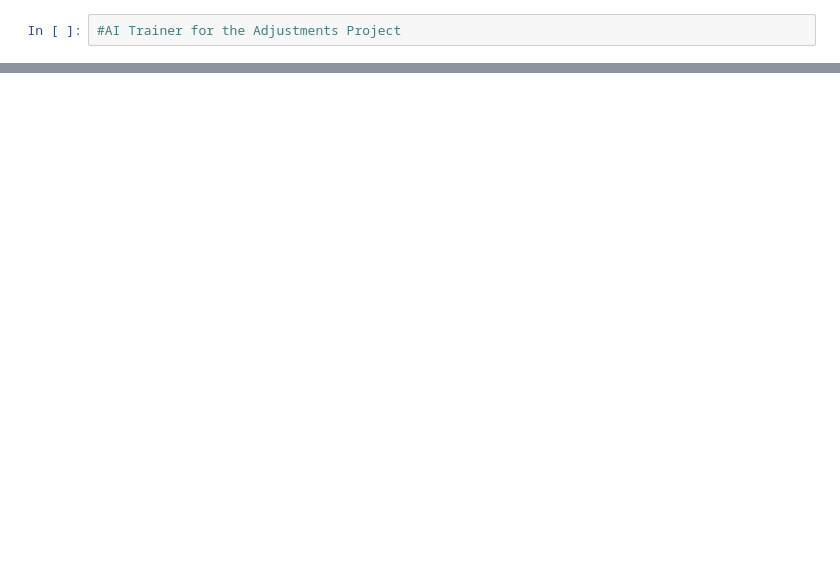
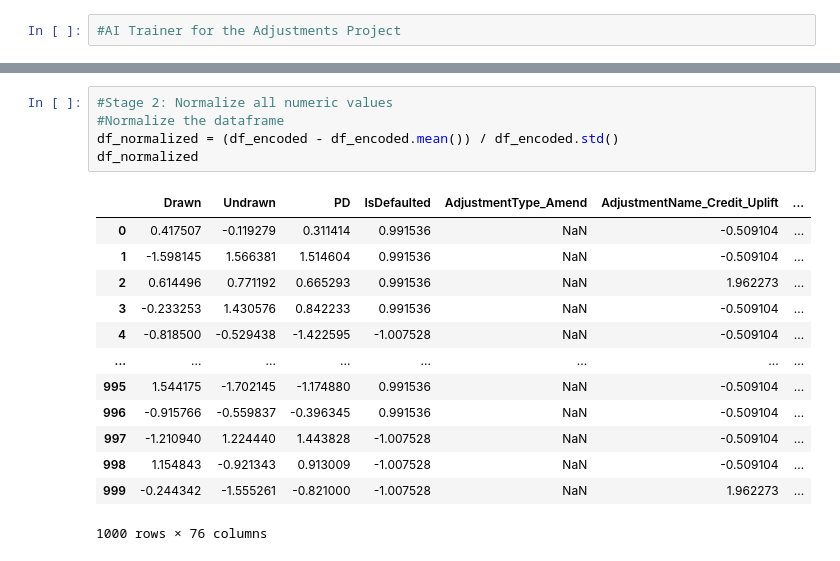
Before and after one commit to AbbyKatt/mycode, a Jupyter notebook: AI_Adjustments_Proto/AiTrainer.ipynb, the cells around one changed output, grey strips where cells are left out. Saved outputs shown, nothing was run; the diff lists cells and outputs as text; blank space fills up the shorter version.

```diff
--- a/AI_Adjustments_Proto/AiTrainer.ipynb
+++ b/AI_Adjustments_Proto/AiTrainer.ipynb
@@ -93,0 +51,19 @@ print(preprocessed_df)
+# %%
+#Stage 2: Normalize all numeric values
+#Normalize the dataframe
+df_normalized = (df_encoded - df_encoded.mean()) / df_encoded.std()
+df_normalized
+# %% [output]
+|  | Drawn | Undrawn | PD | IsDefaulted | AdjustmentType_Amend | AdjustmentName_Credit_Uplift | ... |
+| 0 | 0.417507 | -0.119279 | 0.311414 | 0.991536 | NaN | -0.509104 | ... |
+| 1 | -1.598145 | 1.566381 | 1.514604 | 0.991536 | NaN | -0.509104 | ... |
+| 2 | 0.614496 | 0.771192 | 0.665293 | 0.991536 | NaN | 1.962273 | ... |
+| 3 | -0.233253 | 1.430576 | 0.842233 | 0.991536 | NaN | -0.509104 | ... |
+| 4 | -0.818500 | -0.529438 | -1.422595 | -1.007528 | NaN | -0.509104 | ... |
+| ... | ... | ... | ... | ... | ... | ... | ... |
+| 995 | 1.544175 | -1.702145 | -1.174880 | 0.991536 | NaN | -0.509104 | ... |
+| 996 | -0.915766 | -0.559837 | -0.396345 | 0.991536 | NaN | -0.509104 | ... |
+| 997 | -1.210940 | 1.224440 | 1.443828 | -1.007528 | NaN | -0.509104 | ... |
+| 998 | 1.154843 | -0.921343 | 0.913009 | -1.007528 | NaN | -0.509104 | ... |
+| 999 | -0.244342 | -1.555261 | -0.821000 | -1.007528 | NaN | 1.962273 | ... |
+1000 rows × 76 columns
```
Also changed, not shown: parts of 6 cells of this notebook, 2 other files.
